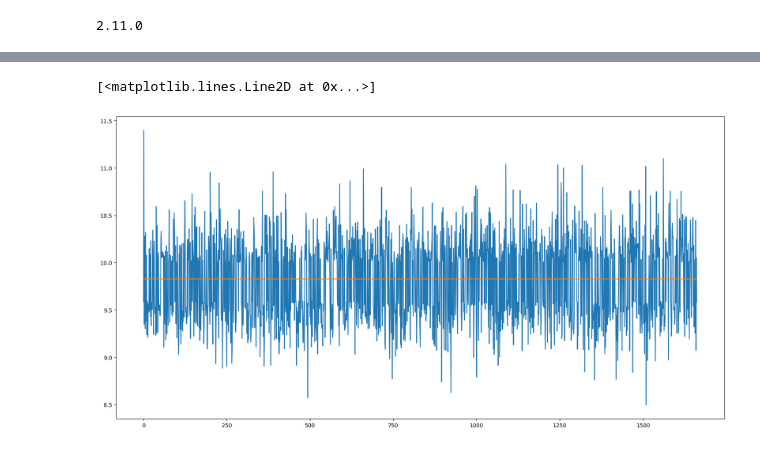
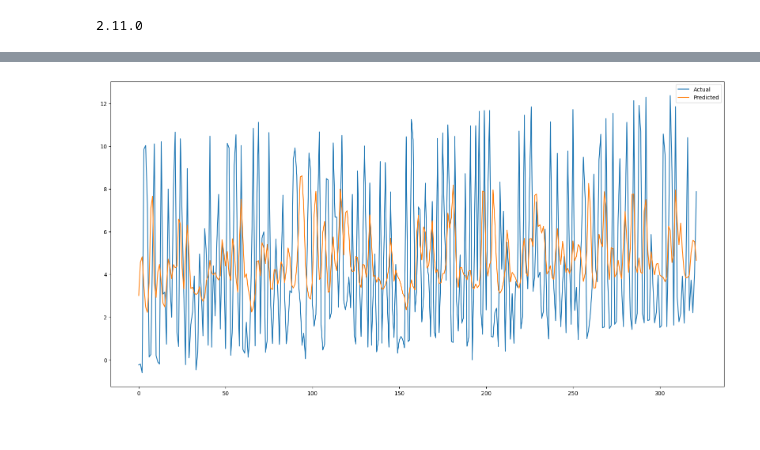
Before and after one commit to nk2105/AkzentE4.0, a Jupyter notebook: tf.ipynb, the cells around one changed output, grey strips where cells are left out. Drawn from its saved outputs; the diff is of its cells as text; code cells hidden in the pictures.

```diff
--- a/tf.ipynb
+++ b/tf.ipynb
@@ -62,0 +71,13 @@ plt.show()
+# %%
+plt.figure(figsize=(15, 8))
+plt.plot(df['Timestamp'],df['Angular x'], label='Angular x', color='purple')
+plt.plot(df['Timestamp'],df['Angular y'], label='Angular y', color='orange')
+plt.plot(df['Timestamp'],df['Angular z'], label='Angular z', color='black')
+plt.legend()
+plt.show()
+
+df['Angular rms'] = np.sqrt(df['Angular x']**2 + df['Angular y']**2 + df['Angular z']**2)
+plt.figure(figsize=(15, 8))
+plt.plot(df['Timestamp'],df['Angular rms'], label='Angular mean', color='brown')
+plt.legend()
+plt.show()
@@ -62,0 +87,14 @@ plt.show()
+# %%
+plt.figure(figsize=(15, 8))
+plt.plot(df['Timestamp'],df['Filtered x'], label='Filtered x', color='cyan')
+plt.plot(df['Timestamp'],df['Filtered y'], label='Filtered y', color='magenta')
+plt.plot(df['Timestamp'],df['Filtered z'], label='Filtered z', color='yellow')
+plt.grid()
+plt.legend()
+plt.show()
+
+df['Filtered rms'] = np.sqrt(df['Filtered x']**2 + df['Filtered y']**2 + df['Filtered z']**2)
+plt.figure(figsize=(15, 8))
+plt.plot(df['Timestamp'],df['Filtered rms'], label='Filtered mean', color='brown')
+plt.legend()
+plt.show()
@@ -74,6 +115,6 @@ def df_to_x_y(df, window_size):
     return np.array(x), np.array(y)
 # %%
 WINDOW_SIZE = 5
-x, y =df_to_x_y(df['Acceleration'], WINDOW_SIZE)
+x, y =df_to_x_y(df['Linear x'], WINDOW_SIZE)
 x.shape, y.shape
 # %% [output]
@@ -81,9 +122,9 @@ x.shape, y.shape
 # %%
 # Split the data into train, test and validation
 
-X_train, y_train = x[:12000], y[:12000]
-X_val, y_val = x[12000:17000], y[12000:17000]
-X_test, y_test = x[17000:], y[17000:]
+X_train, y_train = x[:2000], y[:2000]
+X_val, y_val = x[2000:2500], y[2000:2500]
+X_test, y_test = x[2500:], y[2500:]
 # %%
 from tensorflow.keras.models import Sequential
 from tensorflow.keras.layers import LSTM, Dense, InputLayer, StackedRNNCells, LSTMCell, RNN
@@ -251,9 +294,10 @@ test_results
 # %%
 # Plot the predictions and actual values for the test set
 
 plt.figure(figsize=(20,10))
 plt.plot(test_results['Actual'])
 plt.plot(test_results['Test Predictions'])
+plt.legend(['Actual', 'Predicted'])
+plt.show()
 # %% [output]
-[<matplotlib.lines.Line2D at 0x...>]
-[figure, old version]
+[figure, new version]
```
Also changed, not shown: parts of 15 cells of this notebook, 5 other files.
